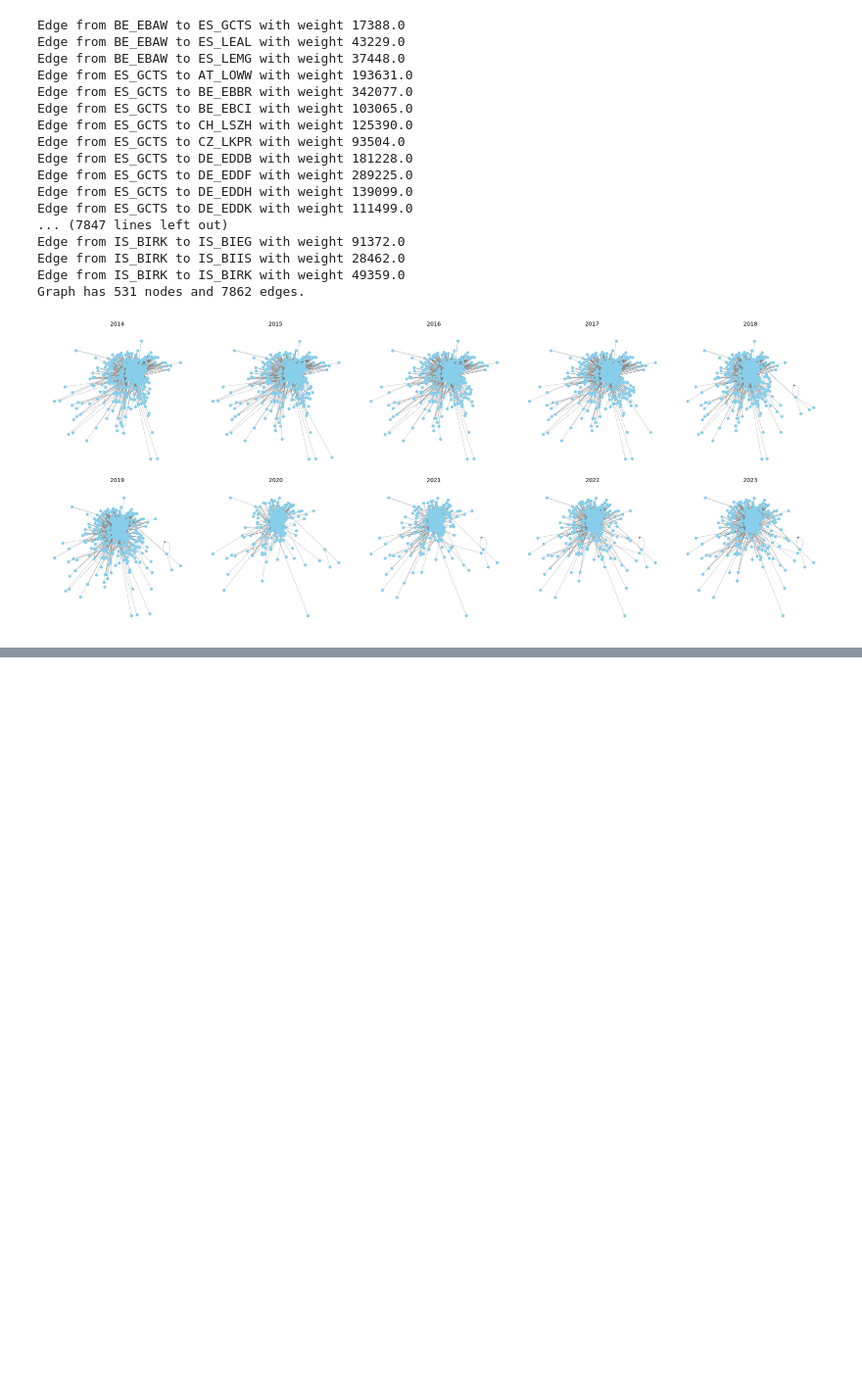
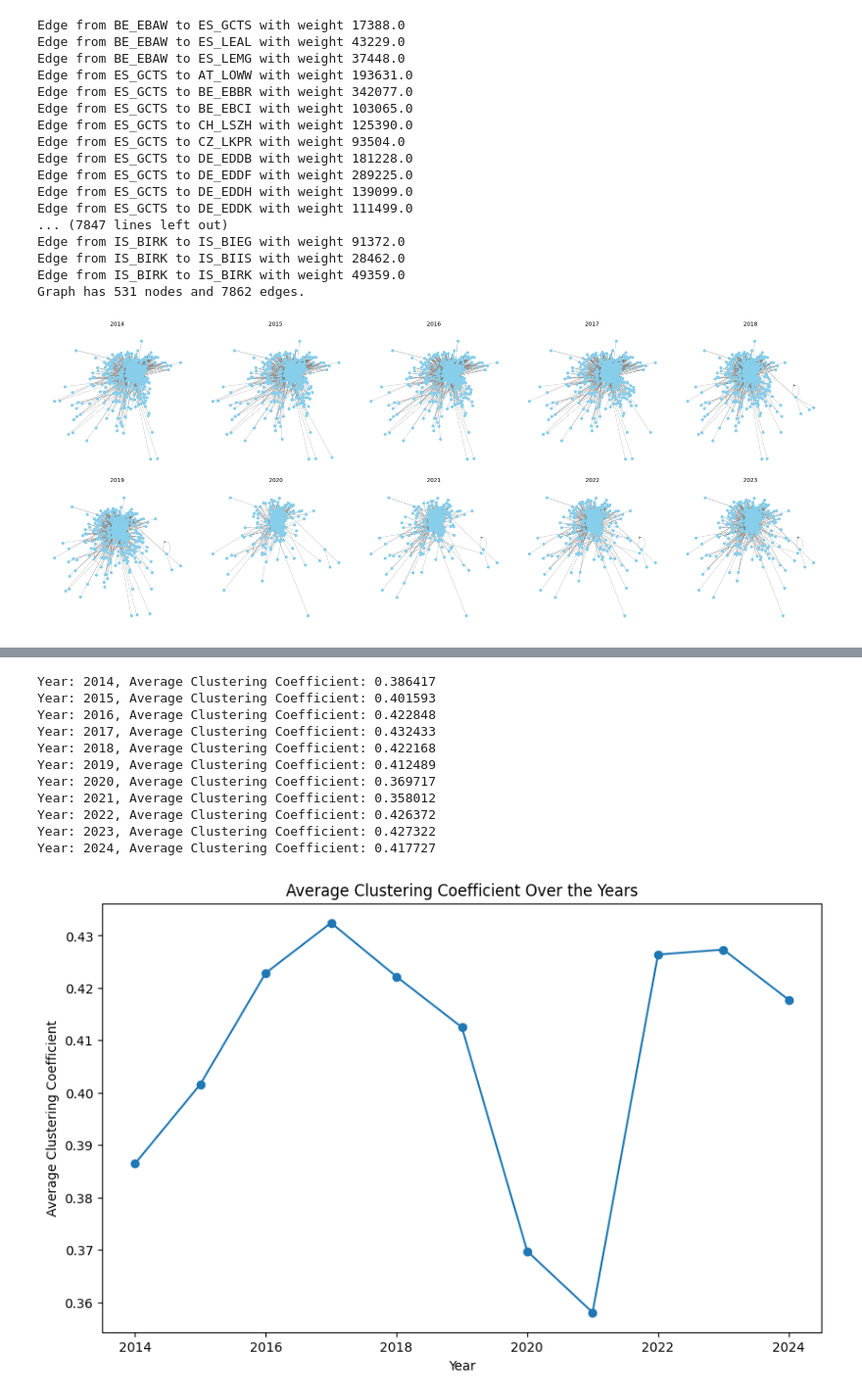
Before and after one commit to domin7k/social_network_analysis, a Jupyter notebook: airtrafic.ipynb, the cells around one changed output, grey strips where cells are left out. Shown at 98% size. Drawn from its saved outputs; the diff is of its cells as text; code cells hidden in the pictures; blank space fills up the shorter version.

```diff
--- a/airtrafic.ipynb
+++ b/airtrafic.ipynb
@@ -407,0 +544,36 @@ plt.show()
+# %%
+# calculate average clustering coefficient for each year's graph
+avg_clustering = {}
+for key in sorted_keys:
+    G_i = graphs[key]
+    if G_i.number_of_nodes() == 0:
+        avg_clustering[key] = 0
+        print(f"Graph {key} has no nodes, setting average clustering to 0.")
+        continue
+    undirected_G = G_i.to_undirected()
+    clustering_coeffs = nx.clustering(undirected_G)
+    avg_coeff = sum(clustering_coeffs.values()) / len(clustering_coeffs)
+    avg_clustering[key] = avg_coeff
+    print(f"Year: {key.split('_')[1]}, Average Clustering Coefficient: {avg_coeff:.6f}")
+# plot average clustering coefficient over the years
+fig, ax = plt.subplots(figsize=(10, 6))
+years_numeric = [int(key.split("_")[1]) for key in sorted_keys]
+avg_coeffs = [avg_clustering[key] for key in sorted_keys]
+ax.plot(years_numeric, avg_coeffs, marker='o')
+ax.set_title("Average Clustering Coefficient Over the Years")
+ax.set_xlabel("Year")
+ax.set_ylabel("Average Clustering Coefficient")
+plt.show()
+# %% [output]
+Year: 2014, Average Clustering Coefficient: 0.386417
+Year: 2015, Average Clustering Coefficient: 0.401593
+Year: 2016, Average Clustering Coefficient: 0.422848
+Year: 2017, Average Clustering Coefficient: 0.432433
+Year: 2018, Average Clustering Coefficient: 0.422168
+Year: 2019, Average Clustering Coefficient: 0.412489
+Year: 2020, Average Clustering Coefficient: 0.369717
+Year: 2021, Average Clustering Coefficient: 0.358012
+Year: 2022, Average Clustering Coefficient: 0.426372
+Year: 2023, Average Clustering Coefficient: 0.427322
+Year: 2024, Average Clustering Coefficient: 0.417727
+[figure, added]
```
Also changed, not shown: parts of 8 cells of this notebook.
